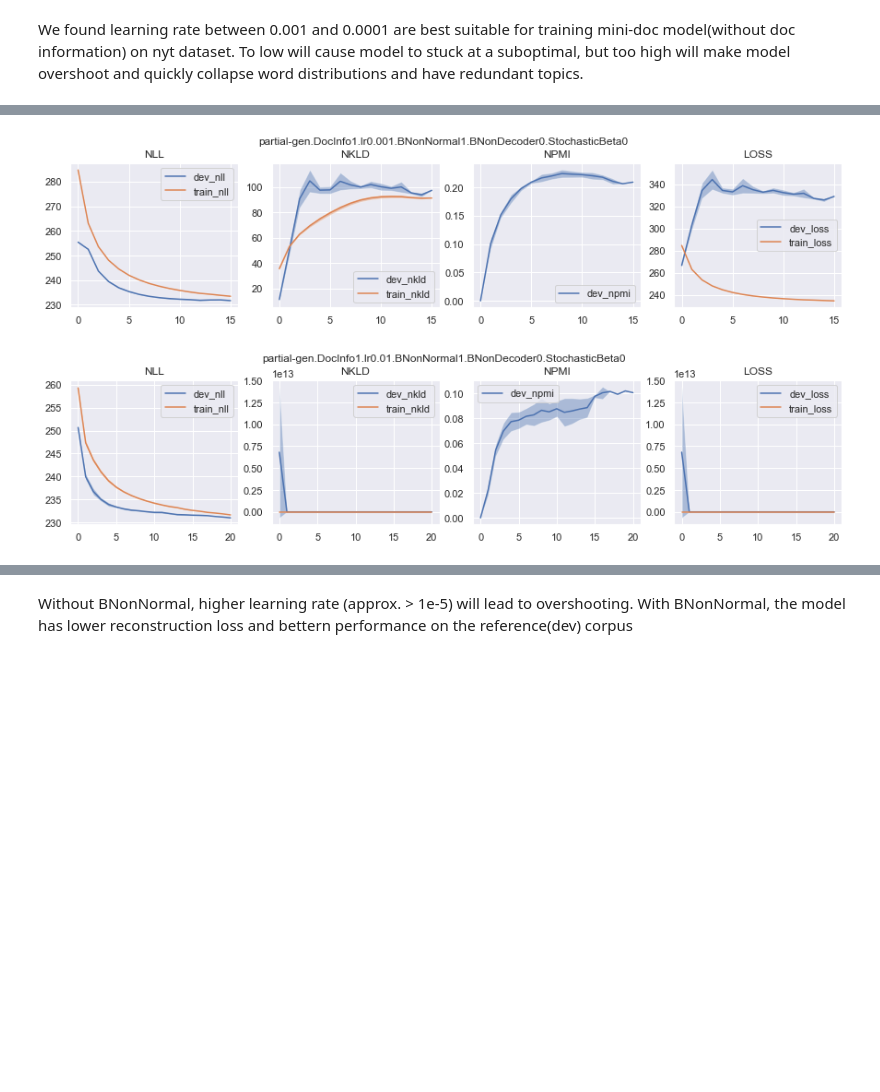
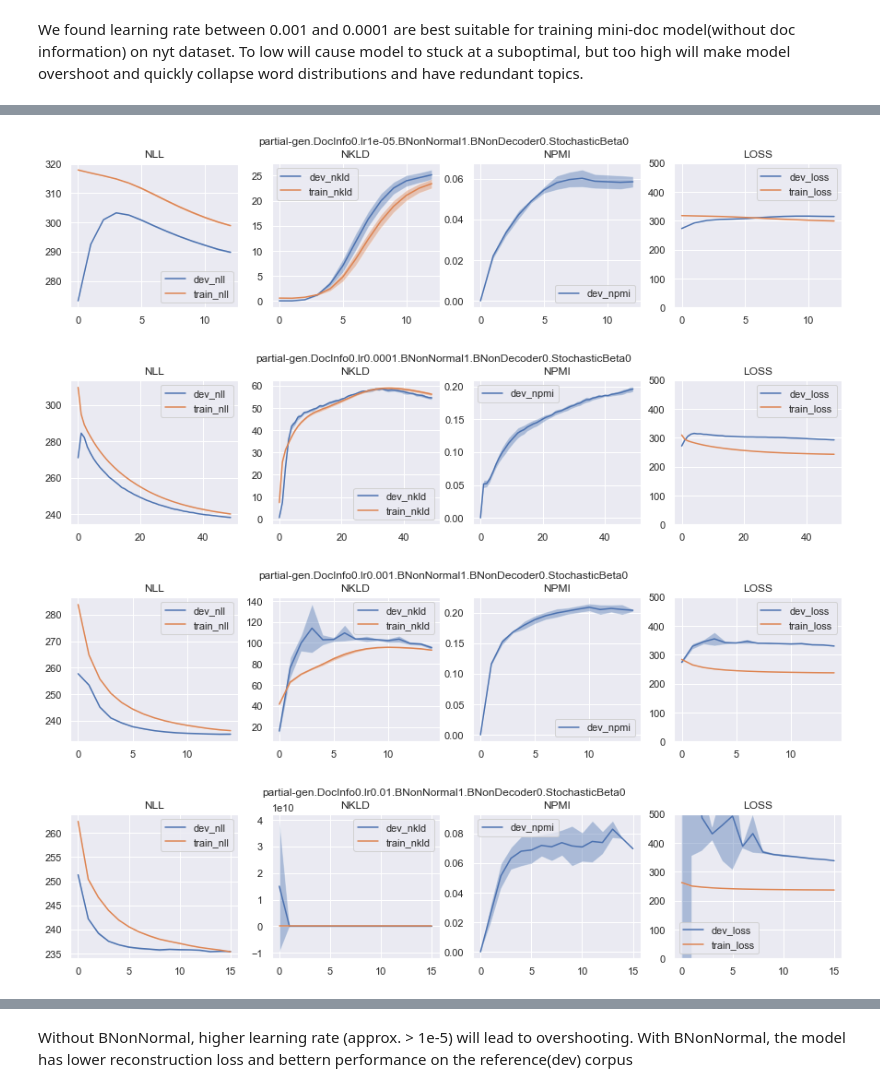
Before and after one commit to leo-liuzy/neural_persona, a Jupyter notebook: visual/plot.ipynb, the cells around one changed output, grey strips where cells are left out. Drawn from its saved outputs; the diff is of its cells as text; code cells hidden in the pictures; blank space fills up the shorter version.

```diff
--- a/visual/plot.ipynb
+++ b/visual/plot.ipynb
@@ -377,5 +383,7 @@ plot_models(compare_lr_1)
-# %%
-plot_models(compare_lr_2)
-# %% [output]
-[figure, removed]
-[figure, removed]
+# %%
+_ = plot_models(compare_lr_1)
+# %% [output]
+[figure, added]
+[figure, added]
+[figure, added]
+[figure, added]
```
Also changed, not shown: parts of 17 cells of this notebook, 4 other files.
